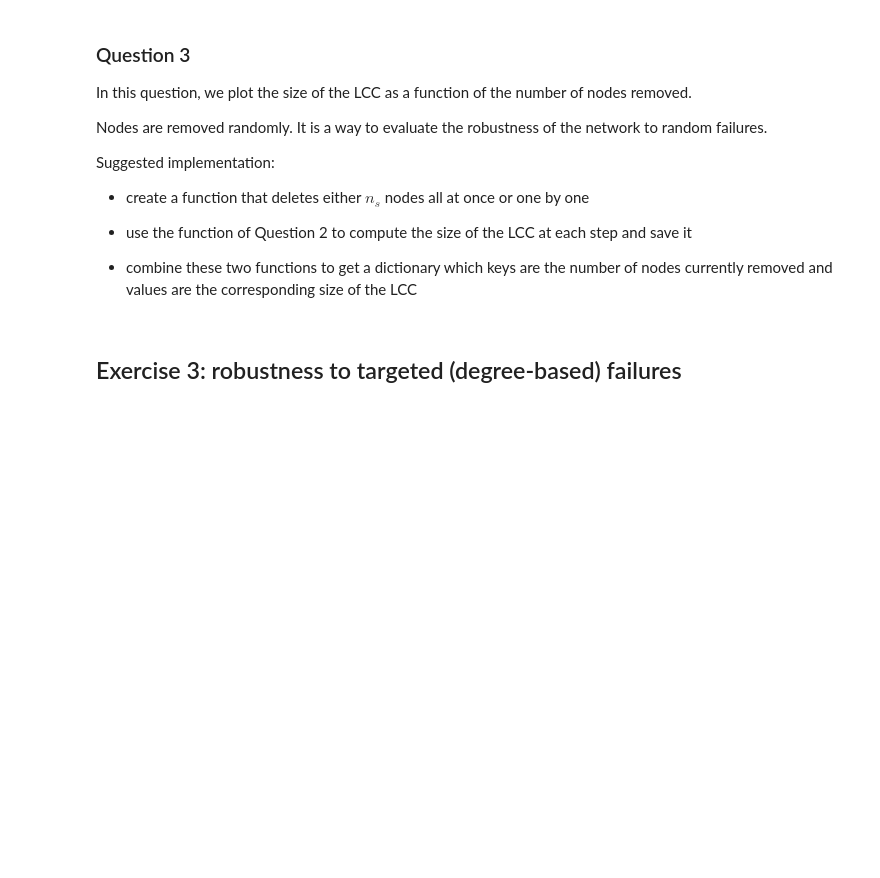
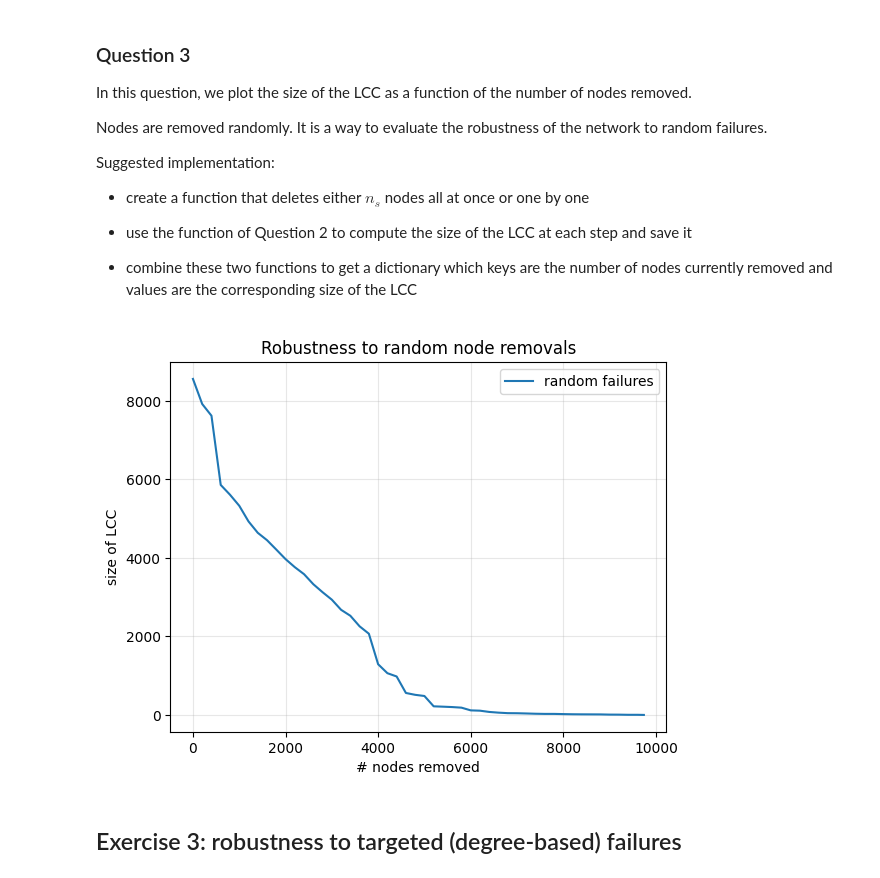
Before and after one commit to Foster-Ellis/GaN-labs, a Jupyter notebook: Lab work 6 TP13/LabWork6-Robustness.ipynb, the cells around one changed output. Saved outputs shown, nothing was run; the diff lists cells and outputs as text; code cells hidden in the pictures; blank space fills up the shorter version.

```diff
--- a/Lab work 6 TP13/LabWork6-Robustness.ipynb
+++ b/Lab work 6 TP13/LabWork6-Robustness.ipynb
@@ -19,3 +19,23 @@ In this lab session, we investigate the notion of robustness of a graph: how wel
 ### Question 1
 
 Using the code seen in previous labs, load the graph "IP_inet-undir.txt" available on Moodle as a dictionary of lists:
+# %%
+from collections import defaultdict
+import os
+
+def load_undirected_edge_list(path):
+    g = defaultdict(set)
+    with open(path, "r", encoding="utf-8") as f:
+        for line in f:
+            line = line.strip()
+            if not line:
+                continue
+            u, v = map(int, line.split())
+            g[u].add(v)
+            g[v].add(u)
+    return dict(g)  # dict[node] -> set(neighbors)
+
+
+
+inet = load_undirected_edge_list("IP-inet-undir.txt")
+print("#nodes", len(inet), "#edges", sum(len(v) for v in inet.values()) // 2)
@@ -45,6 +99,46 @@ Suggested implementation:
 - use the function of Question 2 to compute the size of the LCC at each step and save it
 
 - combine these two functions to get a dictionary which keys are the number of nodes currently removed and values are the corresponding size of the LCC
+# %%
+import random
+
+def copy_graph(g):
+    return {u: set(nei) for u, nei in g.items()}
+
+def remove_node_inplace(g, u):
+    if u not in g:
+        return
+    for v in list(g[u]):
+        if v in g:
+            g[v].discard(u)
+    del g[u]
+
+def robustness_curve(g, removal_order, step=200):
+    gg = copy_graph(g)
+    x = [0]
+    y = [lcc_size(gg)]
+    for i, u in enumerate(removal_order, start=1):
+        remove_node_inplace(gg, u)
+        if i % step == 0 or i == len(removal_order):
+            x.append(i)
+            y.append(lcc_size(gg))
+    return x, y
+
+nodes = list(inet.keys())
+random.shuffle(nodes)
+
+x_r, y_r = robustness_curve(inet, nodes, step=200)
+
+plt.figure()
+plt.plot(x_r, y_r, label="random failures")
+plt.xlabel("# nodes removed")
+plt.ylabel("size of LCC")
+plt.title("Robustness to random node removals")
+plt.grid(True, alpha=0.3)
+plt.legend()
+plt.show()
+# %% [output]
+[figure, added]
 # %% [markdown]
 ## Exercise 3: robustness to targeted (degree-based) failures
 # %% [markdown]
```
Also changed, not shown: parts of 6 cells of this notebook.
